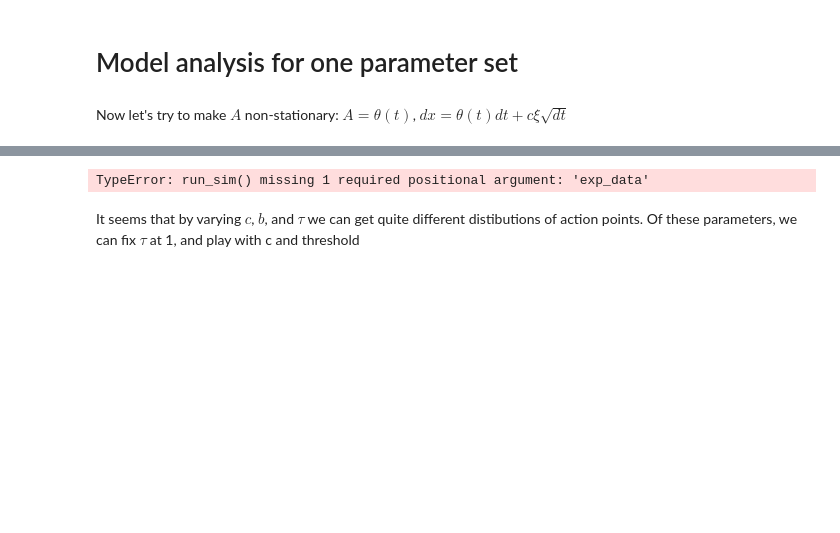
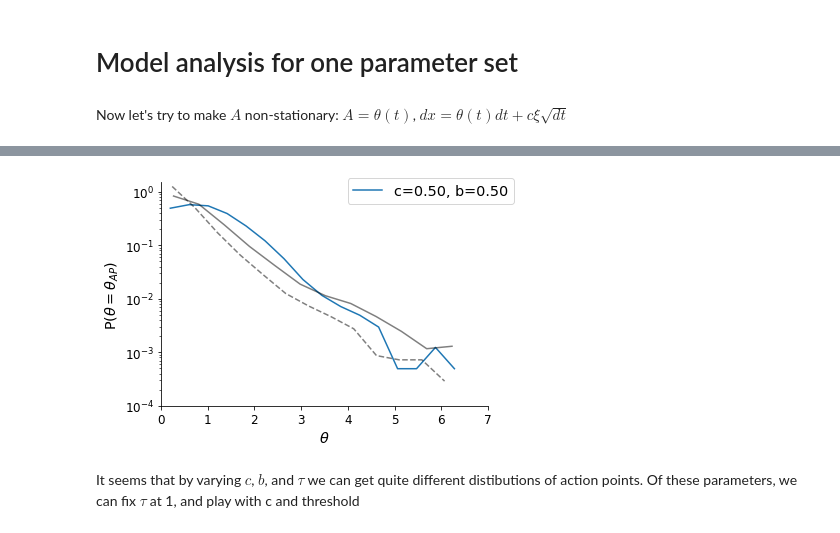
Before and after one commit to cherepaha/initiation, a Jupyter notebook: ddm_stick.ipynb, the cells around one changed output, grey strips where cells are left out. Saved outputs shown, nothing was run; the diff lists cells and outputs as text; code cells hidden in the pictures; blank space fills up the shorter version.

```diff
--- a/ddm_stick.ipynb
+++ b/ddm_stick.ipynb
@@ -192,31 +192,31 @@ ax = plot_ddm_traces(xs, ns)
 # %%
 c = 0.5
 b = 0.5
 # dt = 0.005
 
-# theta_0 = 'random'
-theta_0 = 'uniform'
+theta_0 = 'random'
+# theta_0 = 'uniform'
 tau = 1
 
 xs = run_sim(c=c, b=b, theta_0=theta_0, tau=tau, n_trials=10000, exp_data=exp_data)
 
 ap = xs[xs.hit].groupby('n').last().theta
 
 ax = plt.figure().gca()
 
 hist, bins = np.histogram(ap, bins=20, normed=True)
 hist[hist<4/len(ap)] = np.nan
 ax.plot((bins[1:] + bins[:-1])/2, hist, label='c=%.2f, b=%.2f' % (c, b))
-overlay_exp_data(ax)
+overlay_exp_data(exp_data, ax)
 
 ax.legend(bbox_to_anchor=(1.1, 1.05))
 
 ax.set_xlabel(r'$\theta$')
 ax.set_ylabel(r'P($\theta=\theta_{AP}$)');
 
-plt.title('Hit rate %.2f' % (xs.hit.mean()))
+# plt.title('Hit rate %.2f' % (xs.hit.mean()))
 # %% [output]
-TypeError: run_sim() missing 1 required positional argument: 'exp_data'
+[figure, added]
 # %% [markdown]
 It seems that by varying $c$, $b$, and $\tau$ we can get quite different distibutions of action points. Of these parameters, we can fix $\tau$ at 1, and play with c and threshold
 # %% [markdown]
```
Also changed, not shown: parts of 16 cells of this notebook, 1 other file.
